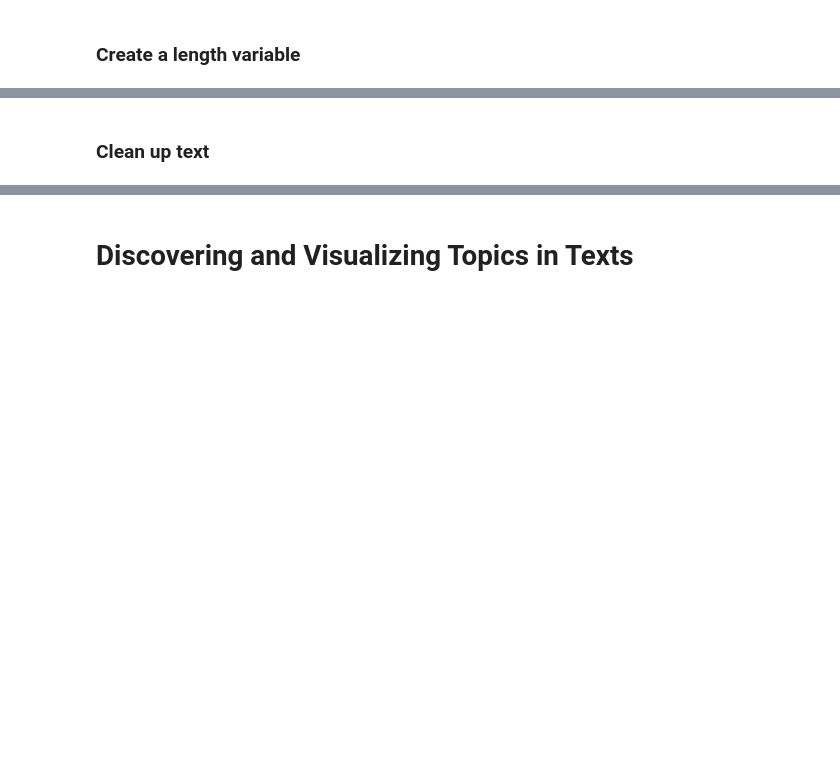
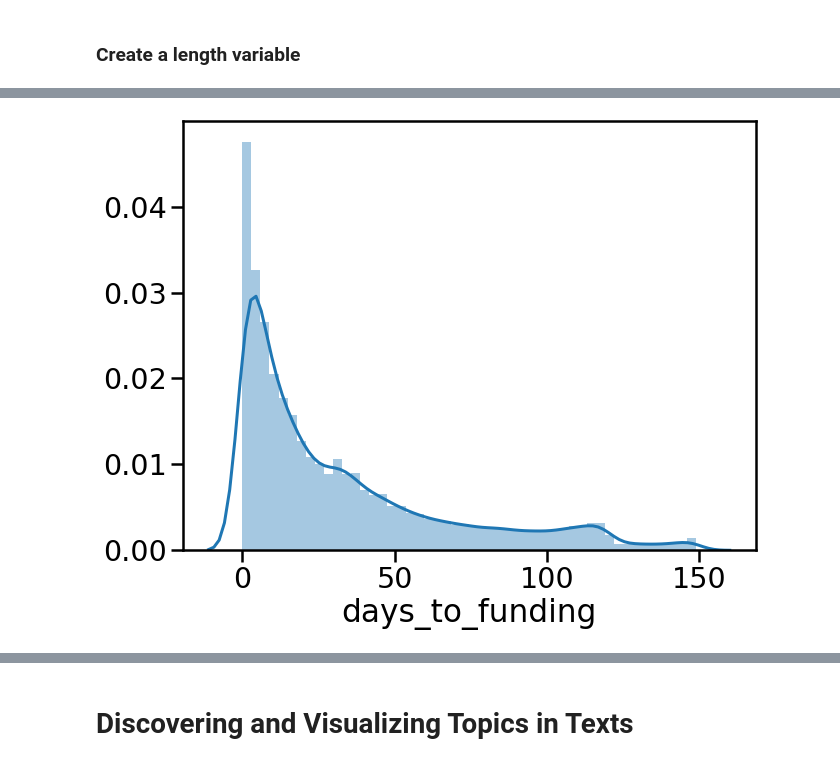
Before and after one commit to russell-ligon/DonorBooster, a Jupyter notebook: testscripts/ProjectHook_NLPcleaning_inspect.ipynb, the cells around one changed output, grey strips where cells are left out. Saved outputs shown, nothing was run; the diff lists cells and outputs as text; code cells hidden in the pictures; blank space fills up the shorter version.

Commit message:
Add ssome simple visualizations

```diff
--- a/testscripts/ProjectHook_NLPcleaning_inspect.ipynb
+++ b/testscripts/ProjectHook_NLPcleaning_inspect.ipynb
@@ -116,3 +121,7 @@ def extract_wordlen(text_str):
 # %%
 merged_data["len_text"] = merged_data["text"].apply(extract_len)
 merged_data["num_words"] = merged_data["text"].apply(extract_wordlen)
+merged_data= merged_data[merged_data.num_words > 0] #keep only projects with 1+ word hooks
+
+merged_data= merged_data[merged_data.days_to_funding < 150] #keep only projects with duration <150 days
+print(merged_data.shape)
@@ -128,13 +139,3 @@ min          0.000000
 75%         25.000000
 max        191.000000
 Name: num_words, dtype: float64
-# %%
-###########drop rows that have www or donorchoose in their fulfillmentTrailers---the wrong info was grabbed
-print('Rows coming in '+str(len(merged_data.index)))
-merged_data= merged_data[~merged_data.text.str.contains("www")]
-merged_data= merged_data[~merged_data.text.str.contains("donorschoose")]
-print('Row coming out after website/junk filtering '+str(len(merged_data.index)))
-
-pd.set_option('max_colwidth', 400)
-
-merged_data.head()
@@ -151,2 +141,0 @@ Row coming out after website/junk filtering 82090
-# %% [markdown]
-### Clean up text
@@ -159,0 +142,10 @@ data = data.loc[data['text'].map(len) > 3].reset_index(drop = True) # keep only
+# %%
+pd.set_option('display.max_colwidth', None)
+
+sns.set_context("poster", font_scale=1.3)
+
+fig, ax = plt.subplots(figsize=(10, 8))
+sns.distplot(merged_data["days_to_funding"].dropna())
+fig.tight_layout()
+# %% [output]
+[figure, added]
```
Also changed, not shown: parts of 8 cells of this notebook.
